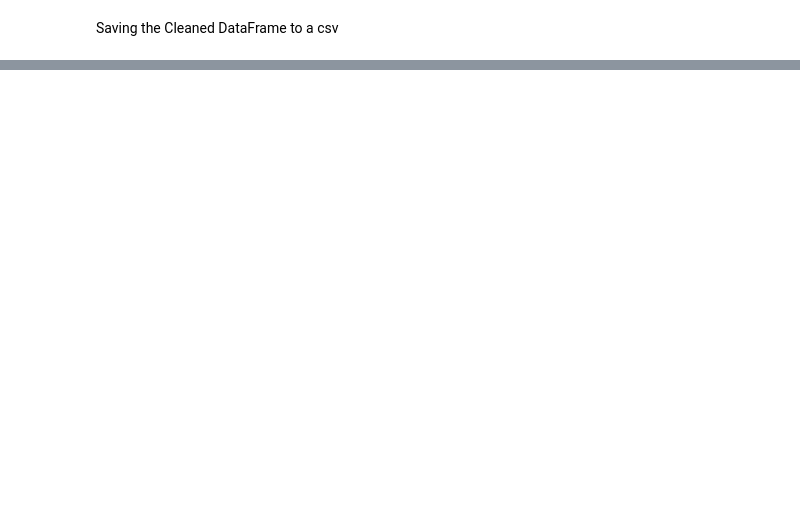
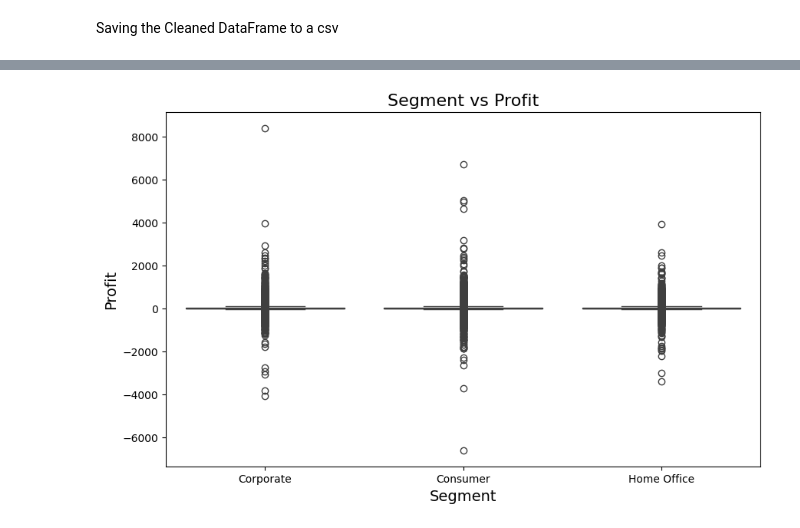
Before and after one commit to Sattar99/Gold_PY_Final, a Jupyter notebook: Gold_PY_Final/Gold_FinalProject.ipynb, the cells around one changed output, grey strips where cells are left out. Cells and saved outputs as stored; diff of their text form; code cells hidden in the pictures; blank space fills up the shorter version.

```diff
--- a/Gold_PY_Final/Gold_FinalProject.ipynb
+++ b/Gold_PY_Final/Gold_FinalProject.ipynb
@@ -249,0 +225,18 @@ dtype: int64 50715
+# %%
+before=len(temp_df)
+
+temp_df=temp_df.dropna(subset=['Sales','Profit', 'City'])
+
+temp_df["Order.ID"]= temp_df["Order.ID"].fillna("0")
+
+temp_df['Segment']= temp_df['Segment'].fillna(temp_df['Segment'].mode()[0])
+
+temp_df['Ship.Mode']= temp_df['Ship.Mode'].fillna(temp_df['Ship.Mode'].mode()[0])
+
+temp_df['Order.Priority']= temp_df['Order.Priority'].fillna(temp_df['Order.Priority'].mode()[0])
+
+temp_df['Shipping.Cost']= temp_df['Shipping.Cost'].fillna(round(temp_df['Shipping.Cost'].mean(),2))
+
+temp_df['Quantity']= temp_df['Quantity'].fillna(round(temp_df['Quantity'].mean()))
+
+temp_df['Discount']= temp_df['Discount'].fillna(round(temp_df['Discount'].mean()))
@@ -300,0 +324,9 @@ Cleaned_df.to_csv('CleanedSuperStore.csv', index=False)
+# %%
+plt.figure(figsize=(10, 6))
+sns.boxplot(data=EDA_df, x='Segment', y='Profit')
+plt.title('Segment vs Profit', fontsize=16)
+plt.xlabel('Segment', fontsize=14)
+plt.ylabel('Profit', fontsize=14)
+plt.show()
+# %% [output]
+[figure, added]
```
Also changed, not shown: parts of 47 cells of this notebook, 3 other files.
